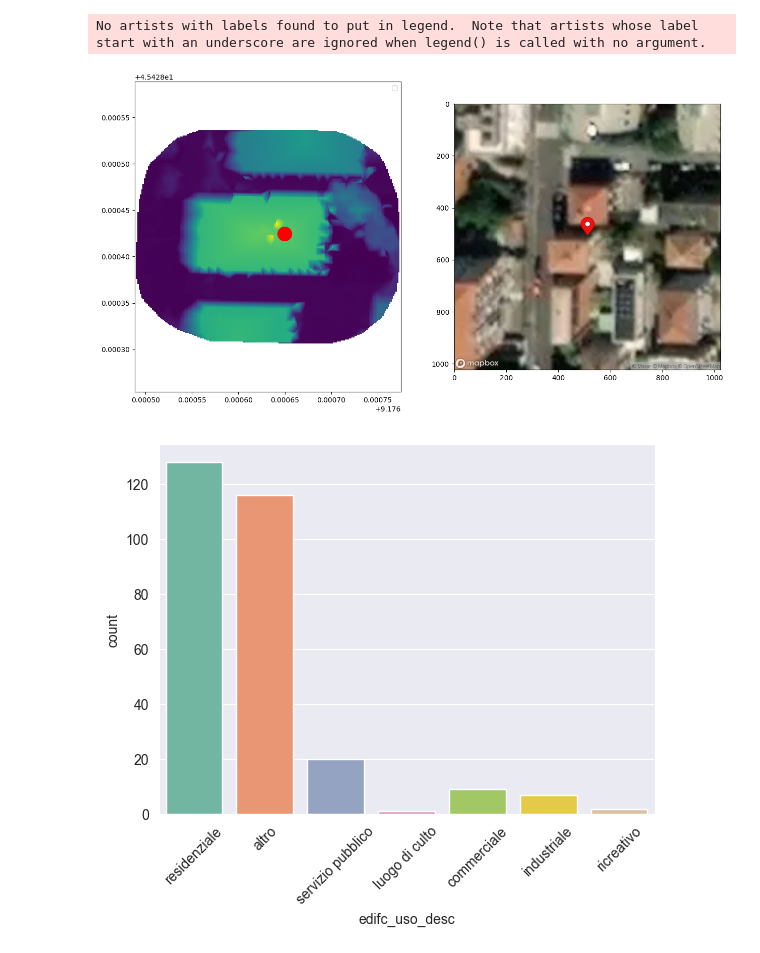
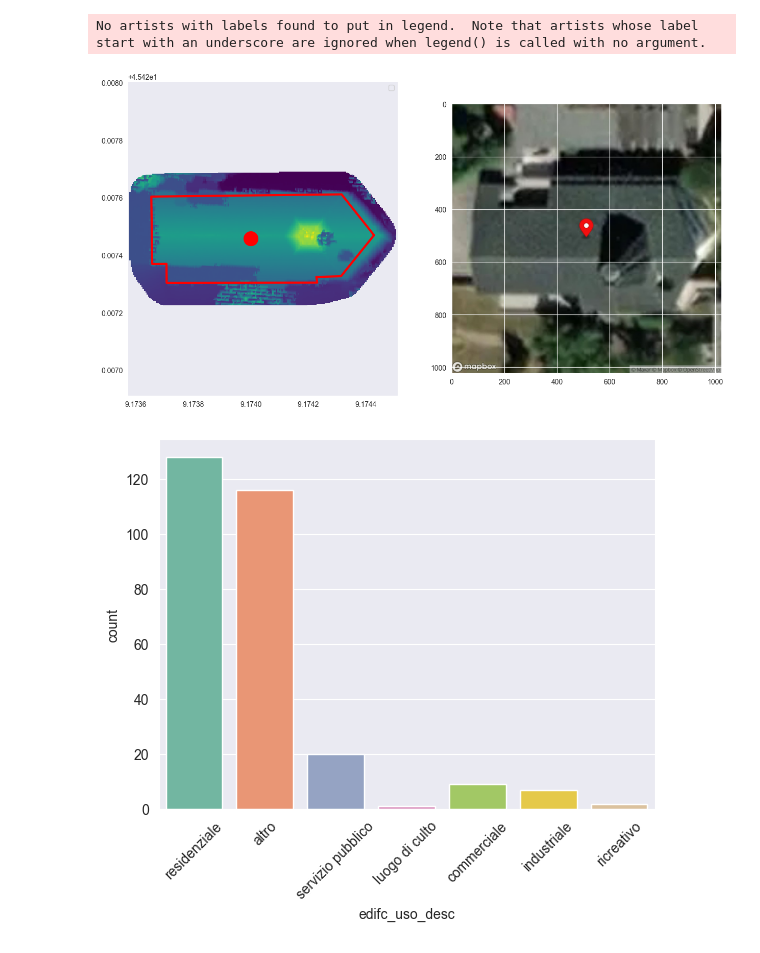
Before and after one commit to bigliolimatteo/skynet-building-functions, a Jupyter notebook: code.ipynb, the cells around one changed output. Cells and saved outputs as stored; diff of their text form; code cells hidden in the pictures.

```diff
--- a/code.ipynb
+++ b/code.ipynb
@@ -13,6 +13,7 @@ import json
 # Load dataset
 dataset = pd.read_csv("data/postgis_output/D45420917_0101_Punti.csv", dtype={'edifc_uso': object}) # TODO read whole dataset properly
 dataset['points_geometry'] = dataset.points_geometry.apply(wkt.loads)
+dataset['footprint_geometry'] = dataset.footprint_geometry.apply(wkt.loads)
 
 # Convert geometries into pixels (?) # TODO better description
 dataset["points"] = [[(point.x, point.y, point.z) for point in multipoint.geoms] for multipoint in list(dataset["points_geometry"])]
@@ -33,10 +34,15 @@ def plot_points(x, y, z, ax):
         X, Y = np.meshgrid(X, Y)  # 2D grid for interpolation
         interp = LinearNDInterpolator(list(zip(x, y)), z)
         Z = interp(X, Y)
-        ax.pcolormesh(X, Y, Z, shading='auto')
+        ax.pcolormesh(X, Y, Z, shading='auto', cmap="viridis")
         ax.legend()
         ax.axis("equal")
         ax.plot(np.median(x), np.median(y), color='red', marker='o', markersize=20)
+
+def plot_footprint(footprint, ax):
+        for poly in footprint.geoms:
+                ax.plot(*poly.exterior.xy, color="red", linewidth=3)
+
 
 def show_satellite_image(x, y, ax, zoom = 19):
         # Mapbox access token
@@ -53,22 +59,25 @@ def show_satellite_image(x, y, ax, zoom = 19):
         satellite_image = mpimg.imread('satellite_image.jpeg', format="jpeg")
         ax.imshow(satellite_image)
 
-def show_dataset_sample(points):
+def show_dataset_sample(footprint, points):
         x, y, z = map(np.array, zip(*points))
 
         fig, ax = plt.subplots(1, 2, figsize=(15, 8))
 
         plot_points(x, y, z, ax[0])
+        plot_footprint(footprint, ax[0])
         show_satellite_image(x, y, ax[1])
 
         plt.draw()
 # %%
 # Show dataset example
-points = dataset.iloc[0,-1]
-show_dataset_sample(points)
+example_n = 22
+points = dataset.iloc[example_n,-2]
+footprint = list(dataset["footprint_geometry"])[example_n]
+show_dataset_sample(footprint, points)
 # %% [output]
 No artists with labels found to put in legend.  Note that artists whose label start with an underscore are ignored when legend() is called with no argument.
-[figure, old version]
+[figure, new version]
 # %%
 # Check if dataset is balanced
 sn.set_style('darkgrid')
```
Also changed, not shown: parts of 3 cells of this notebook, 3 other files.
